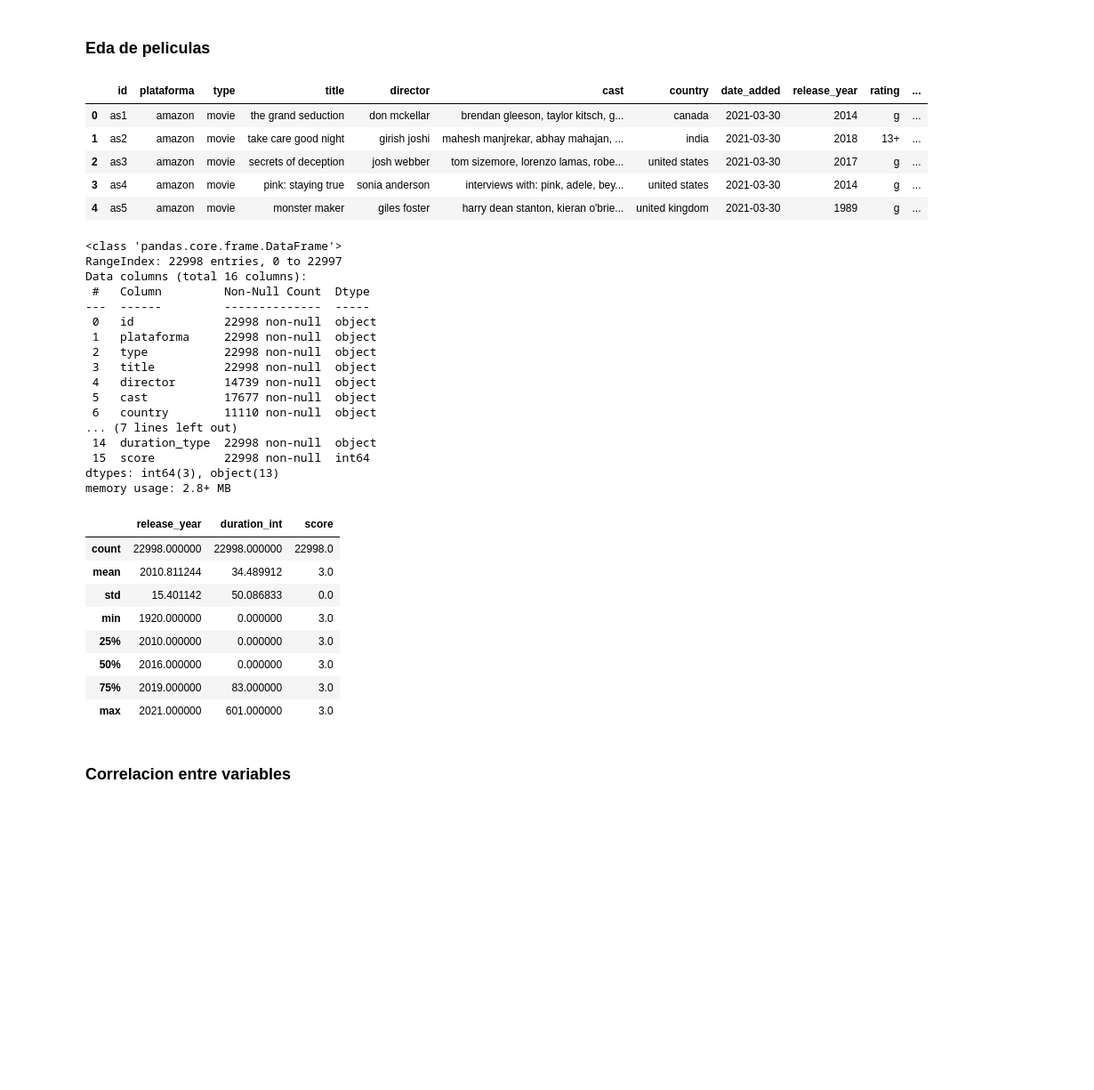
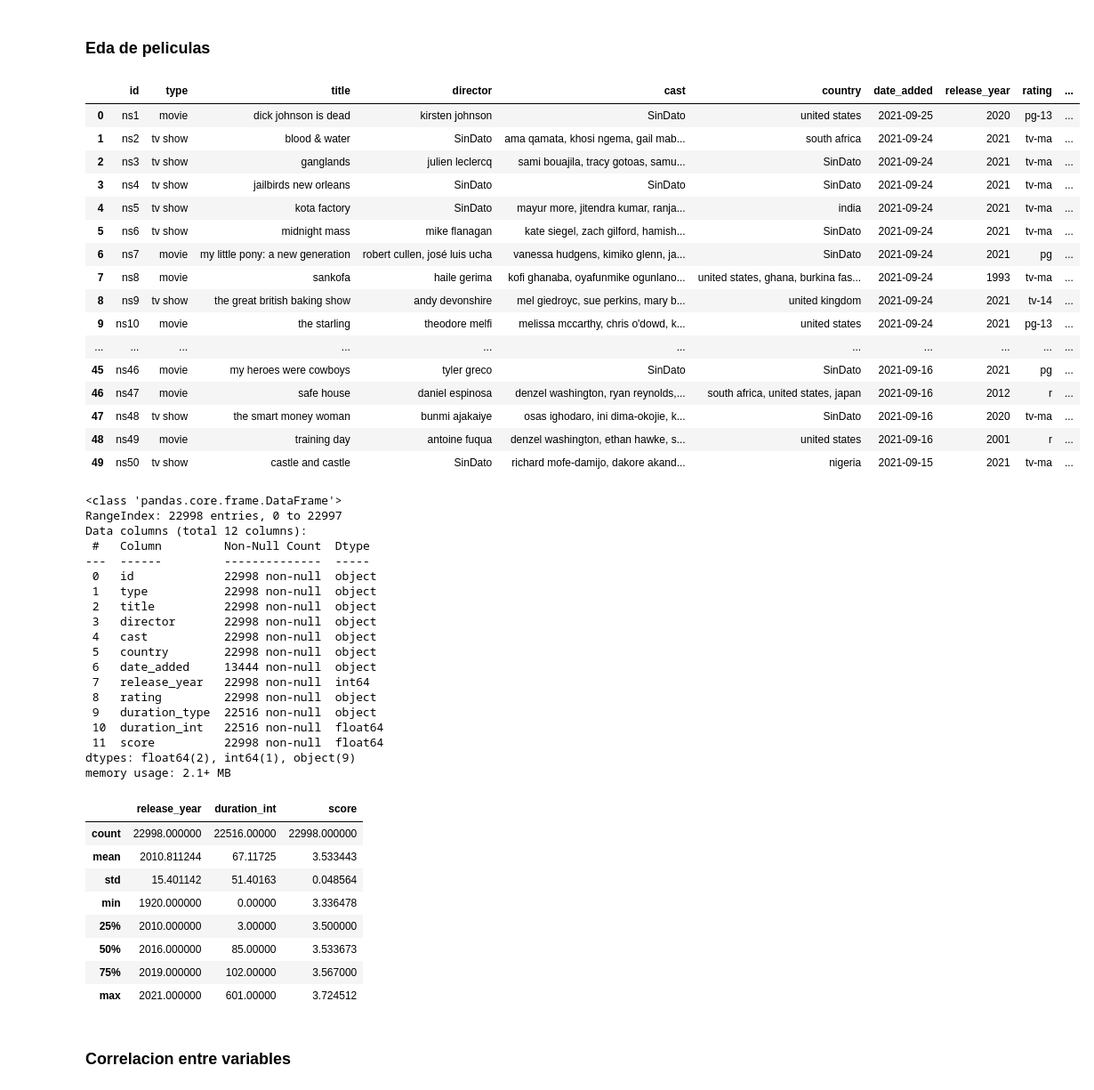
Before and after one commit to diegomaneyro/API_ML, a Jupyter notebook: datos/eda/eda_peliculas.ipynb, the cells around one changed output. Shown at 89% size. Drawn from its saved outputs; the diff is of its cells as text; code cells hidden in the pictures; blank space fills up the shorter version.

```diff
--- a/datos/eda/eda_peliculas.ipynb
+++ b/datos/eda/eda_peliculas.ipynb
@@ -8,48 +9,61 @@ import matplotlib.pyplot as plt
 # %%
 # importar datos de peliculas desde url
-url = 'https://raw.githubusercontent.com/diegomaneyro/API_ML/main/peliculas_final.csv'
+url = '../csvs/peliculas/peliculas_final.csv'
 
 datos = pd.read_csv(url)
 # %%
-datos.head()
+datos.head(50)
 # %% [output]
-|  | id | plataforma | type | title | director | cast | country | date_added | release_year | rating | ... |
-| 0 | as1 | amazon | movie | the grand seduction | don mckellar | brendan gleeson, taylor kitsch, g... | canada | 2021-03-30 | 2014 | g | ... |
-| 1 | as2 | amazon | movie | take care good night | girish joshi | mahesh manjrekar, abhay mahajan, ... | india | 2021-03-30 | 2018 | 13+ | ... |
-| 2 | as3 | amazon | movie | secrets of deception | josh webber | tom sizemore, lorenzo lamas, robe... | united states | 2021-03-30 | 2017 | g | ... |
-| 3 | as4 | amazon | movie | pink: staying true | sonia anderson | interviews with: pink, adele, bey... | united states | 2021-03-30 | 2014 | g | ... |
-| 4 | as5 | amazon | movie | monster maker | giles foster | harry dean stanton, kieran o'brie... | united kingdom | 2021-03-30 | 1989 | g | ... |
+|  | id | type | title | director | cast | country | date_added | release_year | rating | ... |
+| 0 | ns1 | movie | dick johnson is dead | kirsten johnson | SinDato | united states | 2021-09-25 | 2020 | pg-13 | ... |
+| 1 | ns2 | tv show | blood & water | SinDato | ama qamata, khosi ngema, gail mab... | south africa | 2021-09-24 | 2021 | tv-ma | ... |
+| 2 | ns3 | tv show | ganglands | julien leclercq | sami bouajila, tracy gotoas, samu... | SinDato | 2021-09-24 | 2021 | tv-ma | ... |
+| 3 | ns4 | tv show | jailbirds new orleans | SinDato | SinDato | SinDato | 2021-09-24 | 2021 | tv-ma | ... |
+| 4 | ns5 | tv show | kota factory | SinDato | mayur more, jitendra kumar, ranja... | india | 2021-09-24 | 2021 | tv-ma | ... |
+| 5 | ns6 | tv show | midnight mass | mike flanagan | kate siegel, zach gilford, hamish... | SinDato | 2021-09-24 | 2021 | tv-ma | ... |
+| 6 | ns7 | movie | my little pony: a new generation | robert cullen, josé luis ucha | vanessa hudgens, kimiko glenn, ja... | SinDato | 2021-09-24 | 2021 | pg | ... |
+| 7 | ns8 | movie | sankofa | haile gerima | kofi ghanaba, oyafunmike ogunlano... | united states, ghana, burkina fas... | 2021-09-24 | 1993 | tv-ma | ... |
+| 8 | ns9 | tv show | the great british baking show | andy devonshire | mel giedroyc, sue perkins, mary b... | united kingdom | 2021-09-24 | 2021 | tv-14 | ... |
+| 9 | ns10 | movie | the starling | theodore melfi | melissa mccarthy, chris o'dowd, k... | united states | 2021-09-24 | 2021 | pg-13 | ... |
+| ... | ... | ... | ... | ... | ... | ... | ... | ... | ... | ... |
+| 45 | ns46 | movie | my heroes were cowboys | tyler greco | SinDato | SinDato | 2021-09-16 | 2021 | pg | ... |
+| 46 | ns47 | movie | safe house | daniel espinosa | denzel washington, ryan reynolds,... | south africa, united states, japan | 2021-09-16 | 2012 | r | ... |
+| 47 | ns48 | tv show | the smart money woman | bunmi ajakaiye | osas ighodaro, ini dima-okojie, k... | SinDato | 2021-09-16 | 2020 | tv-ma | ... |
+| 48 | ns49 | movie | training day | antoine fuqua | denzel washington, ethan hawke, s... | united states | 2021-09-16 | 2001 | r | ... |
+| 49 | ns50 | tv show | castle and castle | SinDato | richard mofe-damijo, dakore akand... | nigeria | 2021-09-15 | 2021 | tv-ma | ... |
 # %%
 datos.info()
 # %% [output]
 <class 'pandas.core.frame.DataFrame'>
 RangeIndex: 22998 entries, 0 to 22997
-Data columns (total 16 columns):
+Data columns (total 12 columns):
  #   Column         Non-Null Count  Dtype
 ---  ------         --------------  -----
  0   id             22998 non-null  object
- 1   plataforma     22998 non-null  object
- 2   type           22998 non-null  object
- 3   title          22998 non-null  object
- 4   director       14739 non-null  object
- 5   cast           17677 non-null  object
- 6   country        11110 non-null  object
-... (7 lines left out)
- 14  duration_type  22998 non-null  object
- 15  score          22998 non-null  int64
-dtypes: int64(3), object(13)
-memory usage: 2.8+ MB
+ 1   type           22998 non-null  object
+ 2   title          22998 non-null  object
+ 3   director       22998 non-null  object
+ 4   cast           22998 non-null  object
+ 5   country        22998 non-null  object
+ 6   date_added     13444 non-null  object
+ 7   release_year   22998 non-null  int64
+ 8   rating         22998 non-null  object
+ 9   duration_type  22516 non-null  object
+ 10  duration_int   22516 non-null  float64
+ 11  score          22998 non-null  float64
+dtypes: float64(2), int64(1), object(9)
+memory usage: 2.1+ MB
 # %%
 datos.describe()
 # %% [output]
 |  | release_year | duration_int | score |
-| count | 22998.000000 | 22998.000000 | 22998.0 |
-| mean | 2010.811244 | 34.489912 | 3.0 |
-| std | 15.401142 | 50.086833 | 0.0 |
-| min | 1920.000000 | 0.000000 | 3.0 |
-| 25% | 2010.000000 | 0.000000 | 3.0 |
-| 50% | 2016.000000 | 0.000000 | 3.0 |
-| 75% | 2019.000000 | 83.000000 | 3.0 |
-| max | 2021.000000 | 601.000000 | 3.0 |
+| count | 22998.000000 | 22516.00000 | 22998.000000 |
+| mean | 2010.811244 | 67.11725 | 3.533443 |
+| std | 15.401142 | 51.40163 | 0.048564 |
+| min | 1920.000000 | 0.00000 | 3.336478 |
+| 25% | 2010.000000 | 3.00000 | 3.500000 |
+| 50% | 2016.000000 | 85.00000 | 3.533673 |
+| 75% | 2019.000000 | 102.00000 | 3.567000 |
+| max | 2021.000000 | 601.00000 | 3.724512 |
 # %% [markdown]
 ### Correlacion entre variables
```
Also changed, not shown: parts of 11 cells of this notebook, 3 other files.
